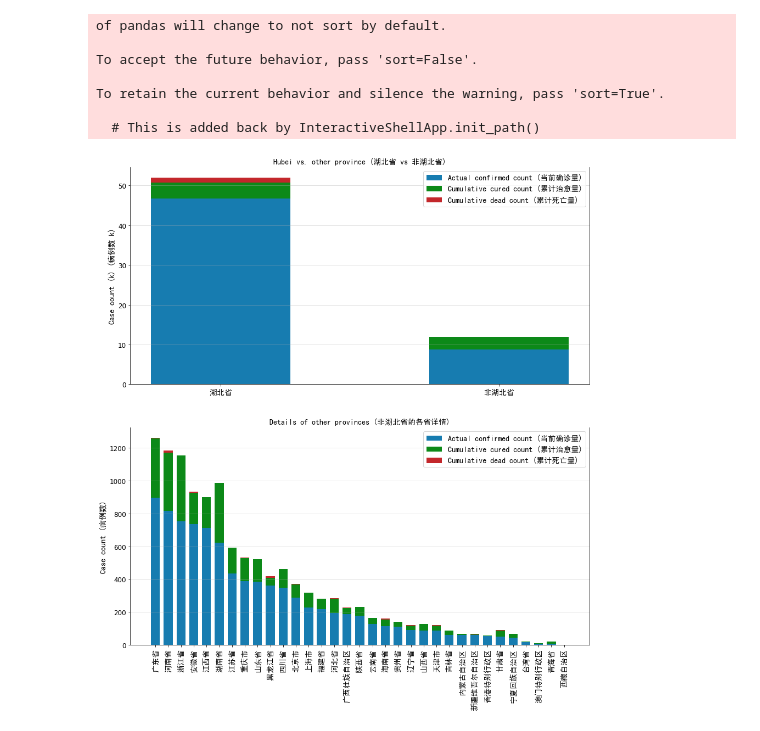
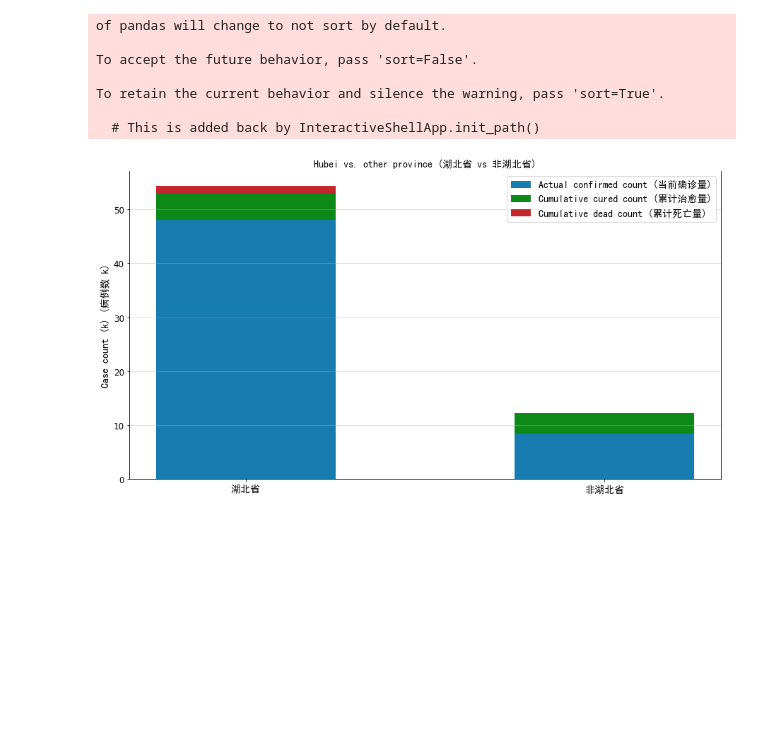
Before and after one commit to jingwen-z/python-playground, a Jupyter notebook: analysis/2019_nCoV/2019_nCoV.ipynb, the cells around one changed output. Drawn from its saved outputs; the diff is of its cells as text; code cells hidden in the pictures; blank space fills up the shorter version.

```diff
--- a/analysis/2019_nCoV/2019_nCoV.ipynb
+++ b/analysis/2019_nCoV/2019_nCoV.ipynb
@@ -692,69 +717,39 @@ not_hubei_last_sorted_df['province_curedCount'] / not_hubei_last_sorted_df['prov
 not_hubei_last_sorted_df['mortality_pct'] = \
 not_hubei_last_sorted_df['province_deadCount'] / not_hubei_last_sorted_df['province_confirmedCount']
 # %%
-fig, ax = plt.subplots(nrows=2, ncols=1, figsize=(15, 16))
+fig, ax = plt.subplots(nrows=1, ncols=1, figsize=(15, 8))
 
 # Hubei vs. other province
-ax[0].set_title('Hubei vs. other province (湖北省 vs 非湖北省)', fontdict={'fontsize': 14}, fontproperties=fontP)
-rect01 = ax[0].bar(hubei_vs_others_last_df.provinceName,
+ax.set_title('Hubei vs. other province (湖北省 vs 非湖北省)', fontdict={'fontsize': 14}, fontproperties=fontP)
+rect01 = ax.bar(hubei_vs_others_last_df.provinceName,
                    hubei_vs_others_last_df.province_act_confirmedCount,
                    color='#177cb0',
                    width=0.5)
-rect02 = ax[0].bar(hubei_vs_others_last_df.provinceName,
+rect02 = ax.bar(hubei_vs_others_last_df.provinceName,
                    hubei_vs_others_last_df.province_curedCount,
                    bottom=hubei_vs_others_last_df.province_act_confirmedCount,
                    color='#0c8918',
                    width=0.5)
-rect03 = ax[0].bar(hubei_vs_others_last_df.provinceName,
+rect03 = ax.bar(hubei_vs_others_last_df.provinceName,
                    hubei_vs_others_last_df.province_deadCount,
                    bottom=hubei_vs_others_last_df.province_act_confirmedCount + hubei_vs_others_last_df.province_curedCount,
                    color='#c3272b',
                    width=0.5)
 
-ax[0].tick_params(labelsize=12)
-ax[0].set_xticklabels(hubei_vs_others_last_df.provinceName, fontproperties=fontP)
-ax[0].set_ylabel('Case count (k) (病例数 k)', size=12, fontproperties=fontP)
-ax[0].yaxis.set_major_formatter(formatter_thousands)
-ax[0].spines['top'].set_visible(False)
-ax[0].grid(axis='y', which='major', alpha=0.5)
+ax.tick_params(labelsize=12)
+ax.set_xticklabels(hubei_vs_others_last_df.provinceName, fontproperties=fontP)
+ax.set_ylabel('Case count (k) (病例数 k)', size=12, fontproperties=fontP)
+ax.yaxis.set_major_formatter(formatter_thousands)
+ax.spines['top'].set_visible(False)
+ax.grid(axis='y', which='major', alpha=0.5)
 
-ax[0].legend(handles=(rect01, rect02, rect03),
-             fontsize=12,
-             prop=fontP,
-             labels=('Actual confirmed count (当前确诊量)',
-                     'Cumulative cured count (累计治愈量)',
-                     'Cumulative dead count (累计死亡量)'), loc=1)
-
-# Details of other provinces
-ax[1].set_title('Details of other provinces (非湖北省的各省详情)', fontdict={'fontsize': 14}, fontproperties=fontP)
-rect11 = ax[1].bar(not_hubei_last_sorted_df.provinceName,
-                   not_hubei_last_sorted_df.province_act_confirmedCount,
-                   color='#177cb0',
-                   width=0.7)
-rect12 = ax[1].bar(not_hubei_last_sorted_df.provinceName,
-                   not_hubei_last_sorted_df.province_curedCount,
-                   bottom=not_hubei_last_sorted_df.province_act_confirmedCount,
-                   color='#0c8918',
-                   width=0.7)
-rect13 = ax[1].bar(not_hubei_last_sorted_df.provinceName,
-                   not_hubei_last_sorted_df.province_deadCount,
-                   bottom=not_hubei_last_sorted_df.province_act_confirmedCount + not_hubei_last_sorted_df.province_curedCount,
-                   color='#c3272b',
-                   width=0.7)
-
-ax[1].tick_params(labelsize=12)
-ax[1].set_xticklabels(not_hubei_last_sorted_df.provinceName, rotation=90, fontproperties=fontP)
-ax[1].set_ylabel('Case count (病例数)', size=12, fontproperties=fontP)
-ax[1].spines['top'].set_visible(False)
-ax[1].grid(axis='y', which='major', alpha=0.5)
-
-ax[1].legend(handles=(rect11, rect12, rect13),
+ax.legend(handles=(rect01, rect02, rect03),
              fontsize=12,
              prop=fontP,
              labels=('Actual confirmed count (当前确诊量)',
                      'Cumulative cured count (累计治愈量)',
                      'Cumulative dead count (累计死亡量)'), loc=1)
 
 plt.show()
 # %% [output]
-[figure, old version]
+[figure, new version]
```
Also changed, not shown: parts of 29 cells of this notebook, 1 other file.
